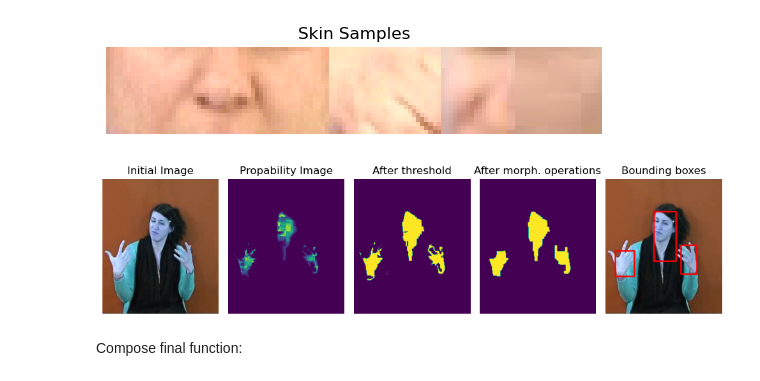
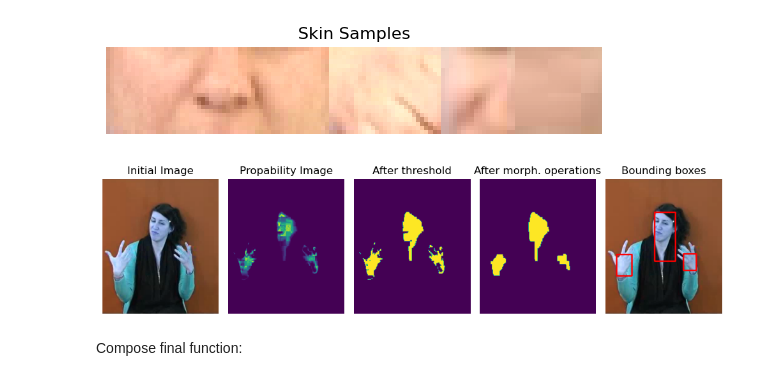
Before and after one commit to ntua-el20114/NTUA-CV-24, a Jupyter notebook: Lab2/part1.ipynb, the cells around one changed output. Drawn from its saved outputs; the diff is of its cells as text; code cells hidden in the pictures.

```diff
--- a/Lab2/part1.ipynb
+++ b/Lab2/part1.ipynb
@@ -40,10 +40,10 @@ prob_image = stats.multivariate_normal(mean=mu, cov=sigma).pdf(c.T)
 prob_image = prob_image.reshape(imageRGB.shape[0], imageRGB.shape[1])
 
 # Apply threshold
-_, prob_thres = cv2.threshold(prob_image, 0.0001, 1, cv2.THRESH_BINARY)
+_, prob_thres = cv2.threshold(prob_image, 0.0005, 1, cv2.THRESH_BINARY)
 
 # Apply opening, then closing
-open_kernel = np.ones((5, 5))
+open_kernel = np.ones((7, 7))
 close_kernel = np.ones((20, 20), np.uint8)
 prob_morph = cv2.morphologyEx(prob_thres, cv2.MORPH_OPEN, open_kernel)
 prob_morph = cv2.morphologyEx(prob_morph, cv2.MORPH_CLOSE, close_kernel)
@@ -56,34 +56,34 @@ for contour in contours:
     x, y, w, h = cv2.boundingRect(contour)
     cv2.rectangle(image_out, (x, y), (x+w, y+h), (255, 0, 0), 3)
 
 # Plot steps
 plt.figure(figsize=(10, 3))
 plt.subplot(1,5,1)
 plt.title('Initial Image')
 plt.imshow(imageRGB)
 plt.axis('off')
 plt.subplot(1,5,2)
 plt.title('Propability Image')
 plt.imshow(prob_image)
 plt.axis('off')
 plt.subplot(1,5,3)
 plt.title('After threshold')
 plt.imshow(prob_thres)
 plt.axis('off')
 plt.subplot(1,5,4)
 plt.title('After morph. operations')
 plt.imshow(prob_morph)
 plt.axis('off')
 plt.subplot(1,5,5)
 plt.title('Bounding boxes')
 plt.imshow(image_out)
 plt.axis('off')
 plt.tight_layout()
 plt.show()
 
 del imageRGB, imageYCbCr, c, prob_image, prob_thres, prob_morph, image_out, contours
 # %% [output]
-[figure, old version]
+[figure, new version]
 # %% [markdown]
 Compose final function:
 # %%
```
Also changed, not shown: parts of 5 cells of this notebook, 1 other file.
